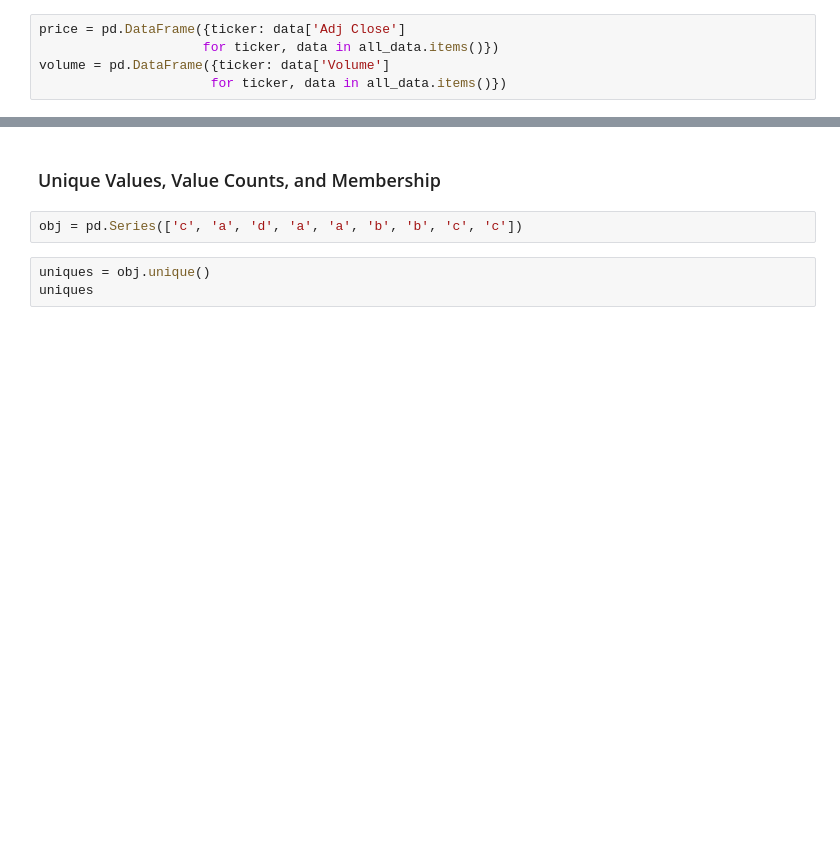
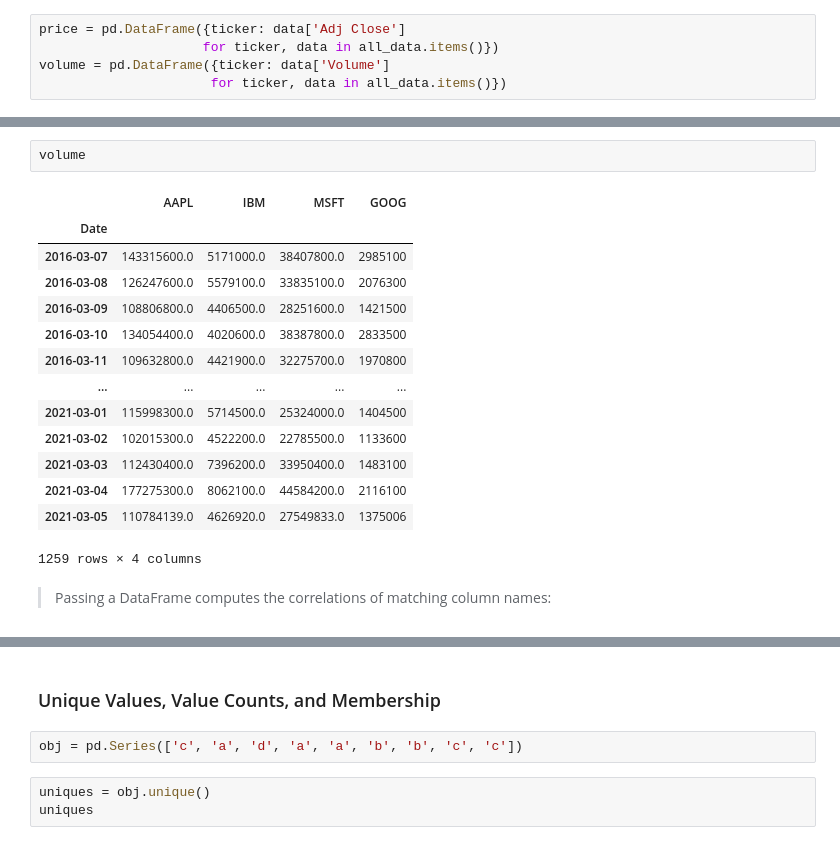
Before and after one commit to csuustc/pydata-book, a Jupyter notebook: ch05.ipynb, the cells around one changed output, grey strips where cells are left out. Cells and saved outputs as stored; diff of their text form; blank space fills up the shorter version.

```diff
--- a/ch05.ipynb
+++ b/ch05.ipynb
@@ -1460,4 +1523,23 @@ GOOG    0.414369
 dtype: float64
+# %%
+volume
+# %% [output]
+|  | AAPL | IBM | MSFT | GOOG |
+| Date |  |  |  |  |
+| 2016-03-07 | 143315600.0 | 5171000.0 | 38407800.0 | 2985100 |
+| 2016-03-08 | 126247600.0 | 5579100.0 | 33835100.0 | 2076300 |
+| 2016-03-09 | 108806800.0 | 4406500.0 | 28251600.0 | 1421500 |
+| 2016-03-10 | 134054400.0 | 4020600.0 | 38387800.0 | 2833500 |
+| 2016-03-11 | 109632800.0 | 4421900.0 | 32275700.0 | 1970800 |
+| ... | ... | ... | ... | ... |
+| 2021-03-01 | 115998300.0 | 5714500.0 | 25324000.0 | 1404500 |
+| 2021-03-02 | 102015300.0 | 4522200.0 | 22785500.0 | 1133600 |
+| 2021-03-03 | 112430400.0 | 7396200.0 | 33950400.0 | 1483100 |
+| 2021-03-04 | 177275300.0 | 8062100.0 | 44584200.0 | 2116100 |
+| 2021-03-05 | 110784139.0 | 4626920.0 | 27549833.0 | 1375006 |
+1259 rows × 4 columns
+# %% [markdown]
+> Passing a DataFrame computes the correlations of matching column names:
 # %%
 returns.corrwith(volume)
 # %% [output]
```
Also changed, not shown: parts of 82 cells of this notebook, 7 other files.
